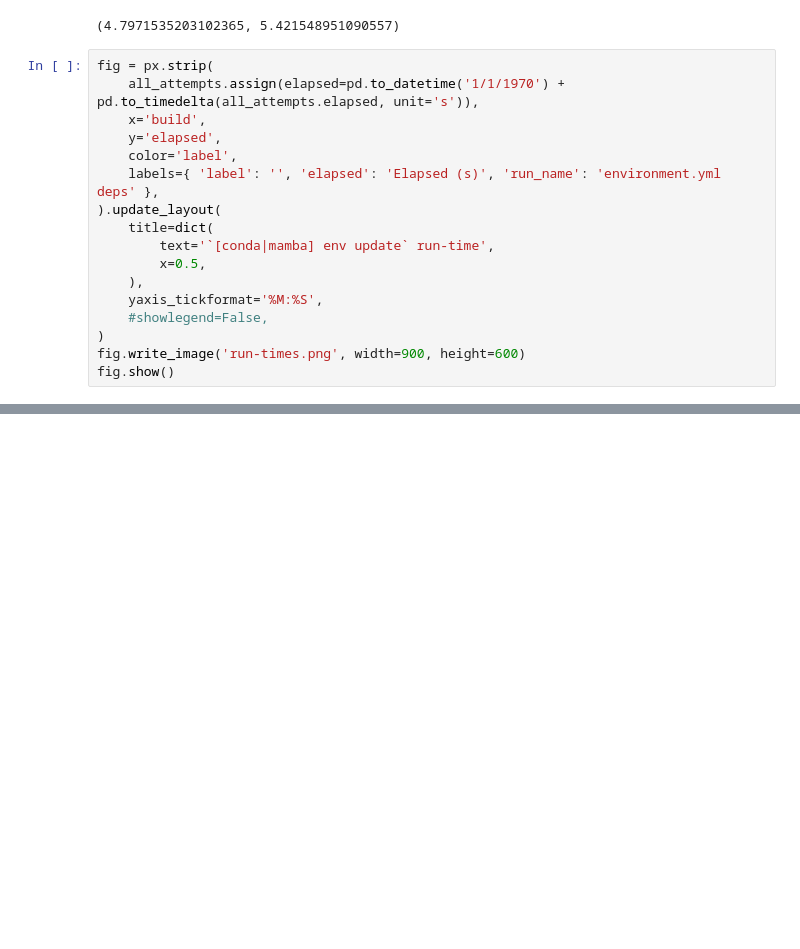
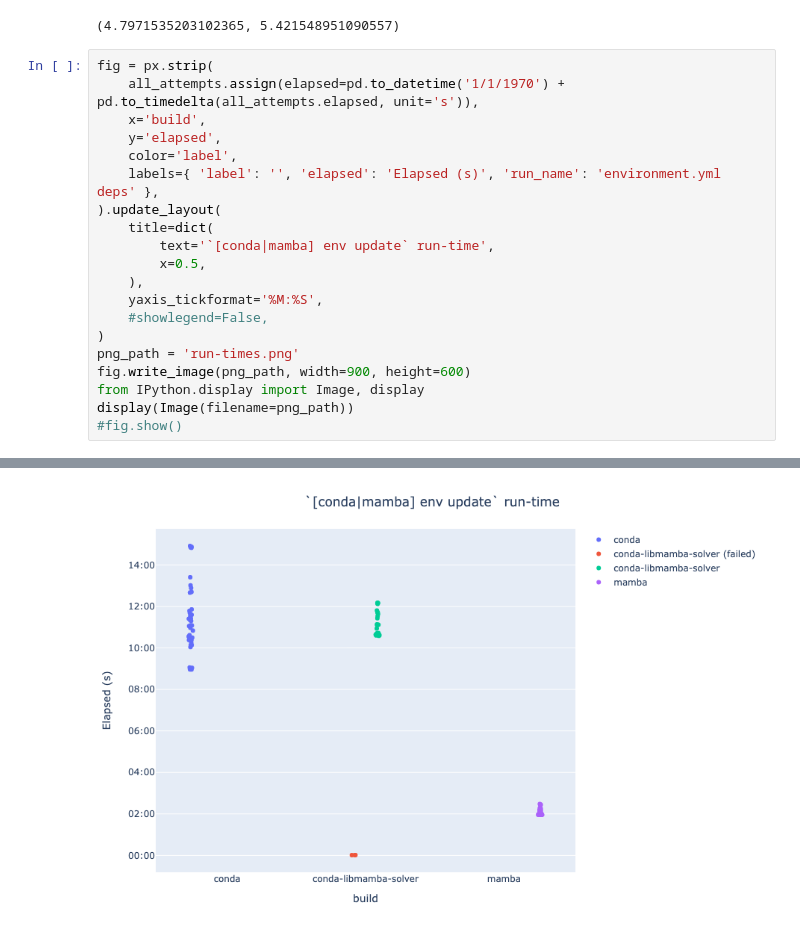
Before and after one commit to runsascoded/libmamba-solver-test, a Jupyter notebook: build-times.ipynb, the cells around one changed output, grey strips where cells are left out. Cells and saved outputs as stored; diff of their text form; blank space fills up the shorter version.

Commit message:
inline image in notebook

```diff
--- a/build-times.ipynb
+++ b/build-times.ipynb
@@ -145,6 +142,9 @@ fig = px.strip(
     yaxis_tickformat='%M:%S',
     #showlegend=False,
 )
-fig.write_image('run-times.png', width=900, height=600)
-fig.show()
+png_path = 'run-times.png'
+fig.write_image(png_path, width=900, height=600)
+from IPython.display import Image, display
+display(Image(filename=png_path))
+#fig.show()
 # %% [output]
@@ -152,0 +151 @@ fig.show()
+[figure, added]
```
Also changed, not shown: parts of 2 cells of this notebook.
